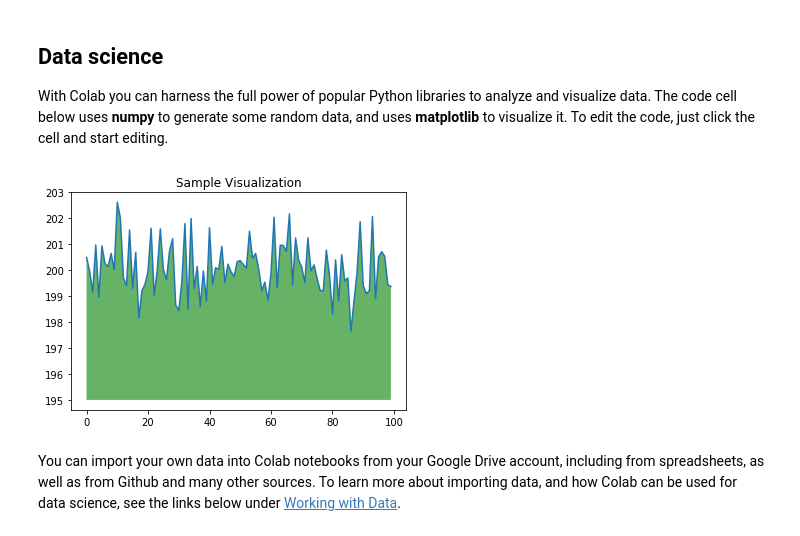
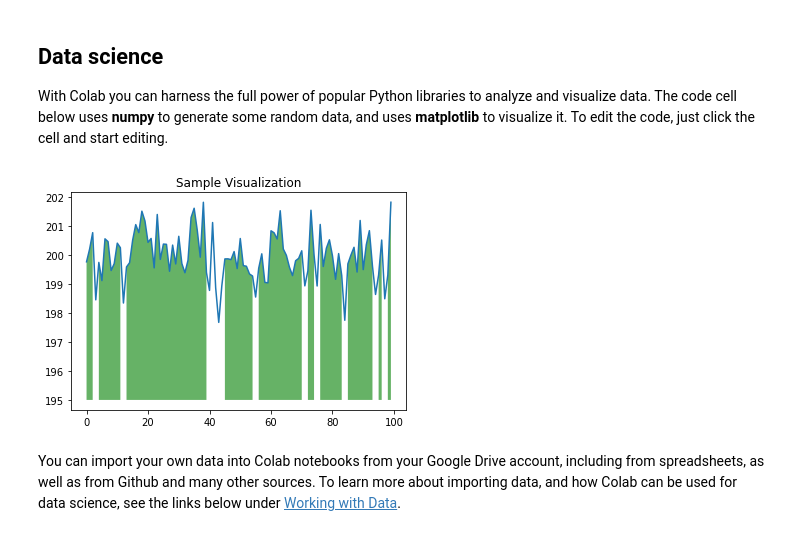
Before and after one commit to deehzee/mylab, a Jupyter notebook: colab/Welcome_To_Colaboratory.ipynb, the cells around one changed output. Drawn from its saved outputs; the diff is of its cells as text; code cells hidden in the pictures.

```diff
--- a/colab/Welcome_To_Colaboratory.ipynb
+++ b/colab/Welcome_To_Colaboratory.ipynb
@@ -53,17 +53,17 @@ With Colab you can harness the full power of popular Python libraries to analyze
 # %%
 import numpy as np
 from matplotlib import pyplot as plt
 
 ys = 200 + np.random.randn(100)
 x = [x for x in range(len(ys))]
 
 plt.plot(x, ys, '-')
-plt.fill_between(x, ys, 195, where=(ys > 195), facecolor='g', alpha=0.6)
+plt.fill_between(x, ys, 195, where=(ys > 199), facecolor='g', alpha=0.6)
 
 plt.title("Sample Visualization")
 plt.show()
 # %% [output]
-[figure, old version]
+[figure, new version]
 # %% [markdown]
 You can import your own data into Colab notebooks from your Google Drive account, including from spreadsheets, as well as from Github and many other sources. To learn more about importing data, and how Colab can be used for data science, see the links below under [Working with Data](#working-with-data).
 # %% [markdown]
```
